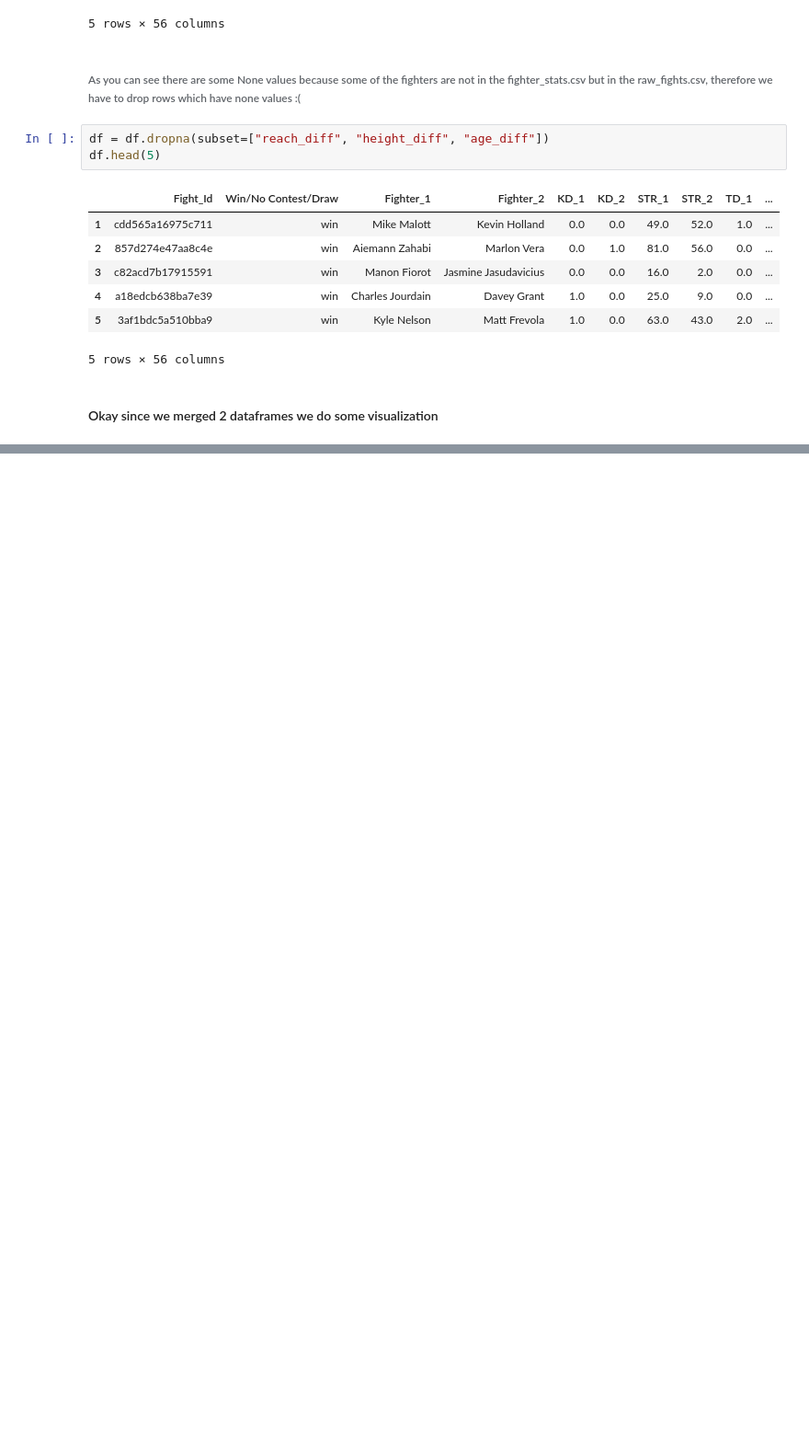
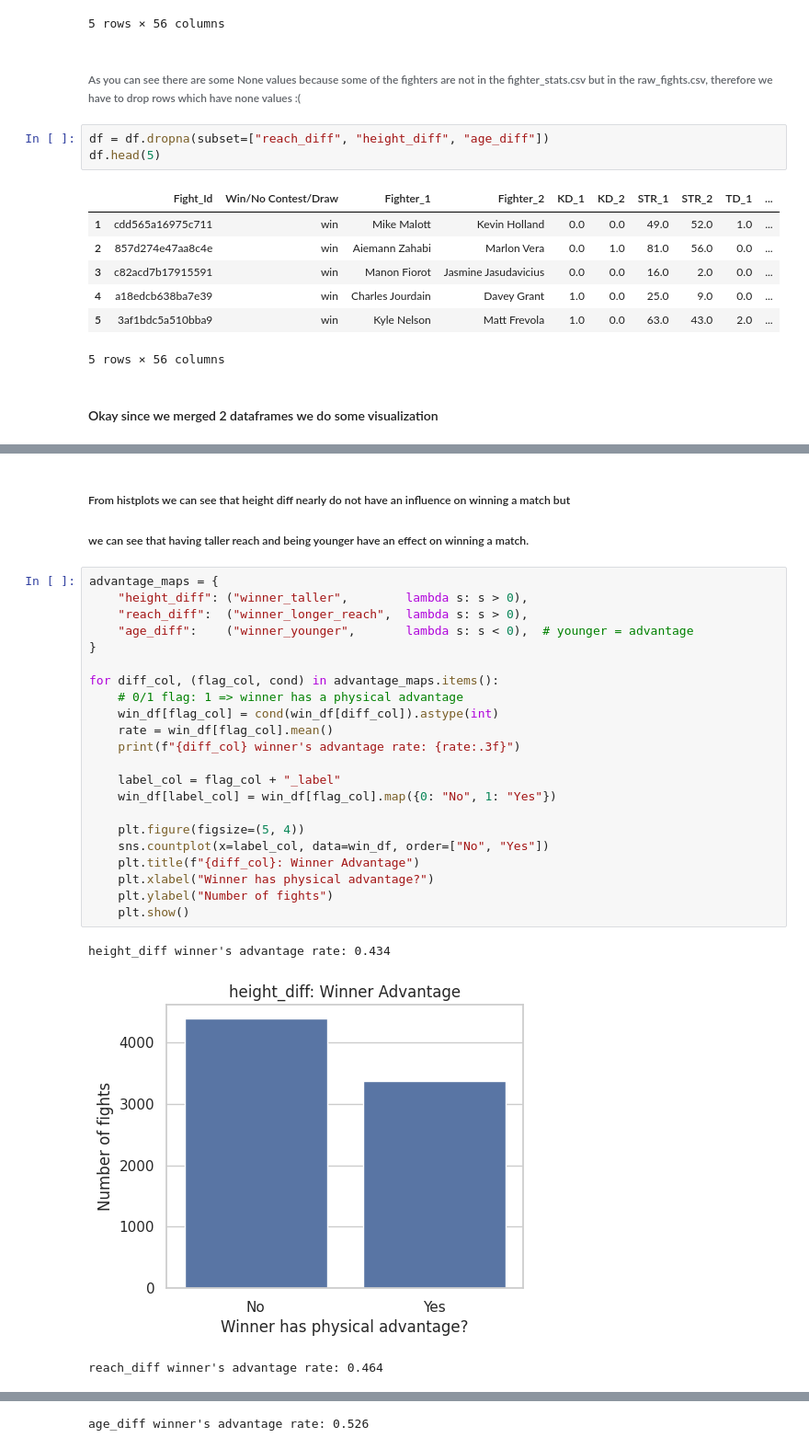
Before and after one commit to MertHasanAslan/UFC-fighter-analysis, a Jupyter notebook: src/main.ipynb, the cells around one changed output, grey strips where cells are left out. Shown at 92% size. Saved outputs shown, nothing was run; the diff lists cells and outputs as text; blank space fills up the shorter version.

```diff
--- a/src/main.ipynb
+++ b/src/main.ipynb
@@ -545,0 +573,29 @@ df.head(5)
+# %% [markdown]
+##### From histplots we can see that height diff nearly do not have an influence on winning a match but
+##### we can see that having taller reach and being younger have an effect on winning a match.
+# %%
+advantage_maps = {
+    "height_diff": ("winner_taller",        lambda s: s > 0),
+    "reach_diff":  ("winner_longer_reach",  lambda s: s > 0),
+    "age_diff":    ("winner_younger",       lambda s: s < 0),  # younger = advantage
+}
+
+for diff_col, (flag_col, cond) in advantage_maps.items():
+    # 0/1 flag: 1 => winner has a physical advantage
+    win_df[flag_col] = cond(win_df[diff_col]).astype(int)
+    rate = win_df[flag_col].mean()
+    print(f"{diff_col} winner's advantage rate: {rate:.3f}")
+
+    label_col = flag_col + "_label"
+    win_df[label_col] = win_df[flag_col].map({0: "No", 1: "Yes"})
+
+    plt.figure(figsize=(5, 4))
+    sns.countplot(x=label_col, data=win_df, order=["No", "Yes"])
+    plt.title(f"{diff_col}: Winner Advantage")
+    plt.xlabel("Winner has physical advantage?")
+    plt.ylabel("Number of fights")
+    plt.show()
+# %% [output]
+height_diff winner's advantage rate: 0.434
+[figure, added]
+reach_diff winner's advantage rate: 0.464
@@ -545,0 +603 @@ df.head(5)
+age_diff winner's advantage rate: 0.526
```
Also changed, not shown: parts of 16 cells of this notebook, 1 other file.
